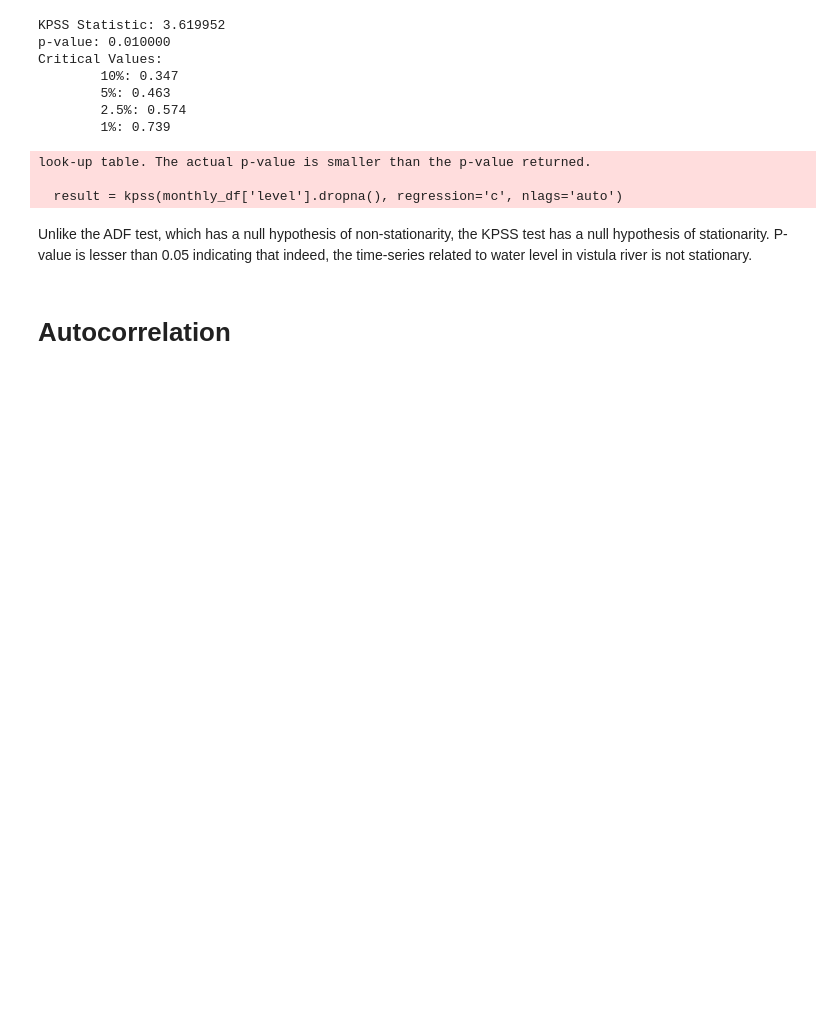
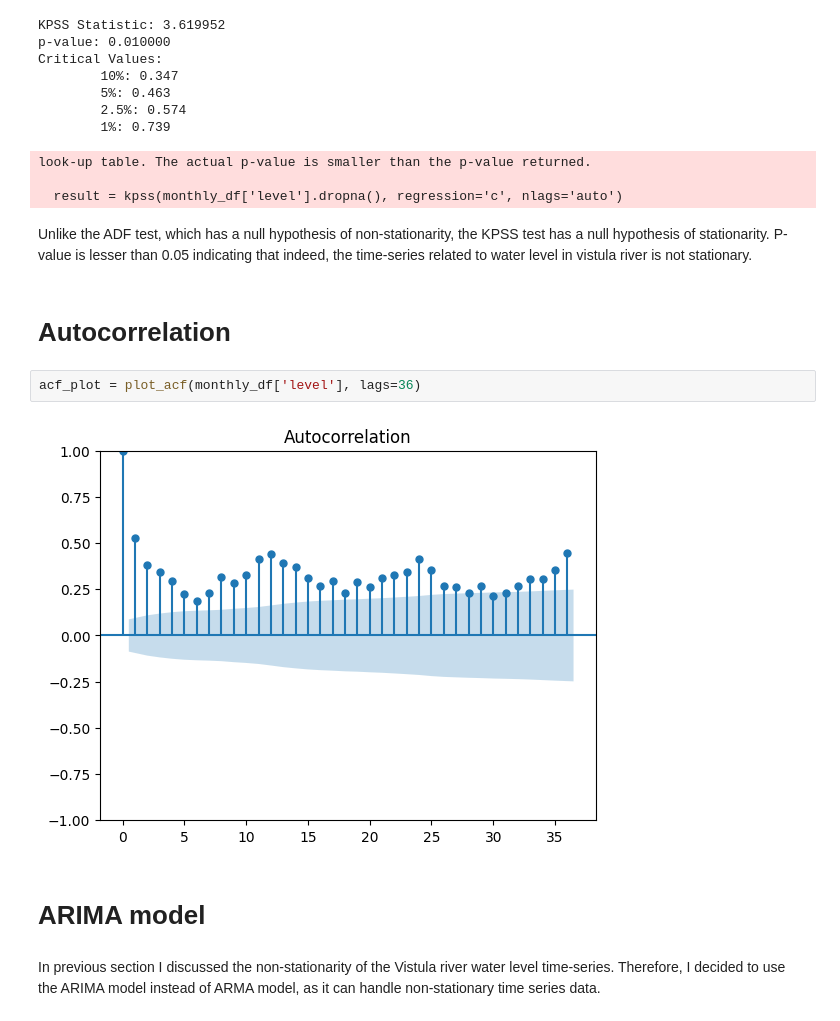
Before and after one commit to wojtas000/SMiB, a Jupyter notebook: Homework4/homework4.ipynb, the cells around one changed output. Cells and saved outputs as stored; diff of their text form; blank space fills up the shorter version.

```diff
--- a/Homework4/homework4.ipynb
+++ b/Homework4/homework4.ipynb
@@ -133,3 +138,11 @@ look-up table. The actual p-value is smaller than the p-value returned.
  Unlike the ADF test, which has a null hypothesis of non-stationarity, the KPSS test has a null hypothesis of stationarity. P-value is lesser than 0.05 indicating that indeed, the time-series related to water level in vistula river is not stationary.
 # %% [markdown]
 # Autocorrelation
+# %%
+acf_plot = plot_acf(monthly_df['level'], lags=36)
+# %% [output]
+[figure, added]
+# %% [markdown]
+# ARIMA model
+# %% [markdown]
+In previous section I discussed the non-stationarity of the Vistula river water level time-series. Therefore, I decided to use the ARIMA model instead of ARMA model, as it can handle non-stationary time series data.
```
Also changed, not shown: parts of 15 cells of this notebook, 1 other file.
